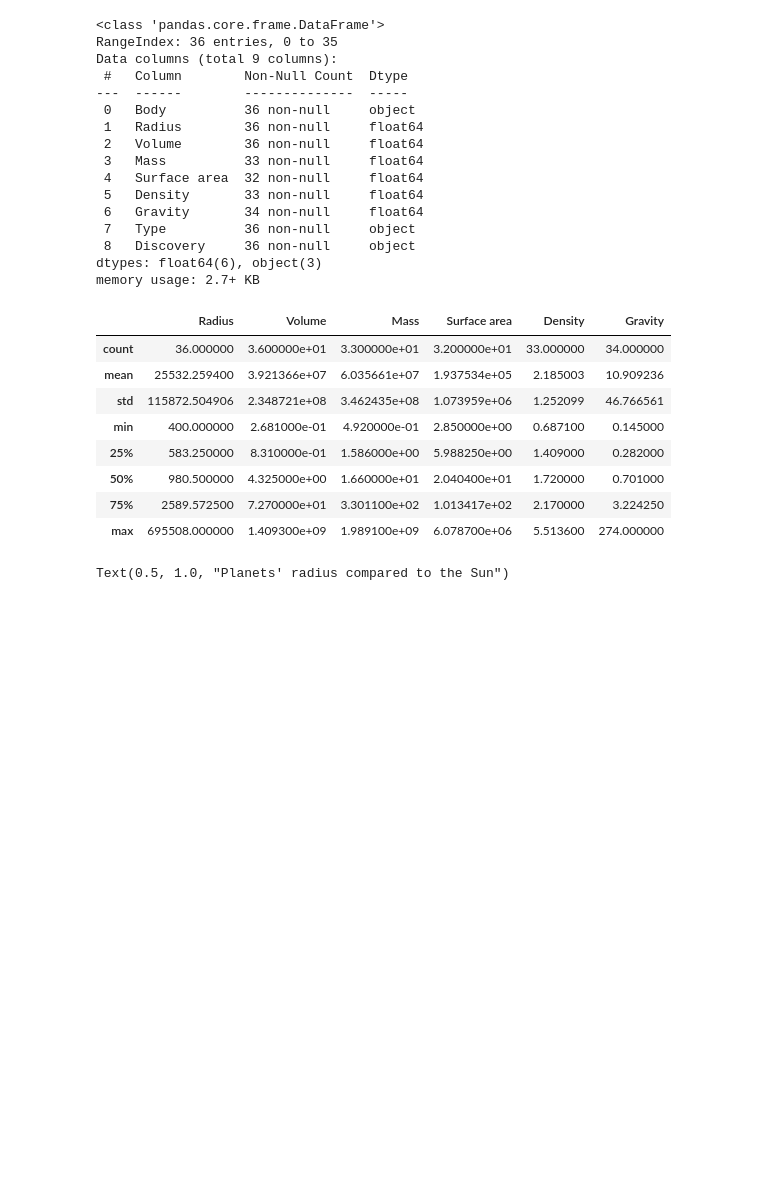
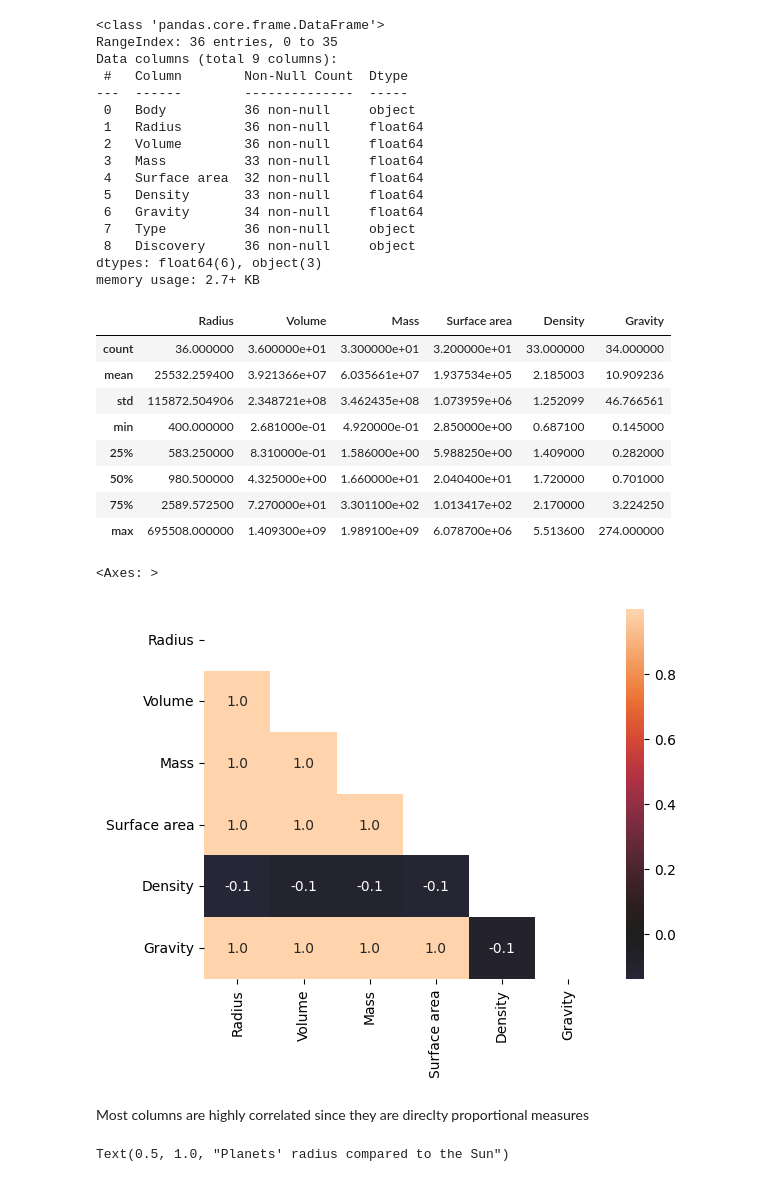
Before and after one commit to Ednaxx/Web-Data-Scraping, a Jupyter notebook: SolarSystemBigObjects.ipynb, the cells around one changed output. Cells and saved outputs as stored; diff of their text form; code cells hidden in the pictures; blank space fills up the shorter version.

```diff
--- a/SolarSystemBigObjects.ipynb
+++ b/SolarSystemBigObjects.ipynb
@@ -200,6 +200,16 @@ df.describe()
 | 50% | 980.500000 | 4.325000e+00 | 1.660000e+01 | 2.040400e+01 | 1.720000 | 0.701000 |
 | 75% | 2589.572500 | 7.270000e+01 | 3.301100e+02 | 1.013417e+02 | 2.170000 | 3.224250 |
 | max | 695508.000000 | 1.409300e+09 | 1.989100e+09 | 6.078700e+06 | 5.513600 | 274.000000 |
+# %%
+corr = df.corr(numeric_only=True)
+mask = np.triu(np.ones_like(corr, dtype=bool))
+
+sns.heatmap(corr, mask=mask, annot=True, fmt=".1f", center=0)
+# %% [output]
+<Axes: >
+[figure, added]
+# %% [markdown]
+Most columns are highly correlated since they are direclty proportional measures
 # %%
 sns.barplot(data=pd.concat([df[:8], df[10:11]]), x="Radius", y="Body")
 plt.title("Planets' radius compared to the Sun")
```
Also changed, not shown: parts of 2 cells of this notebook.
